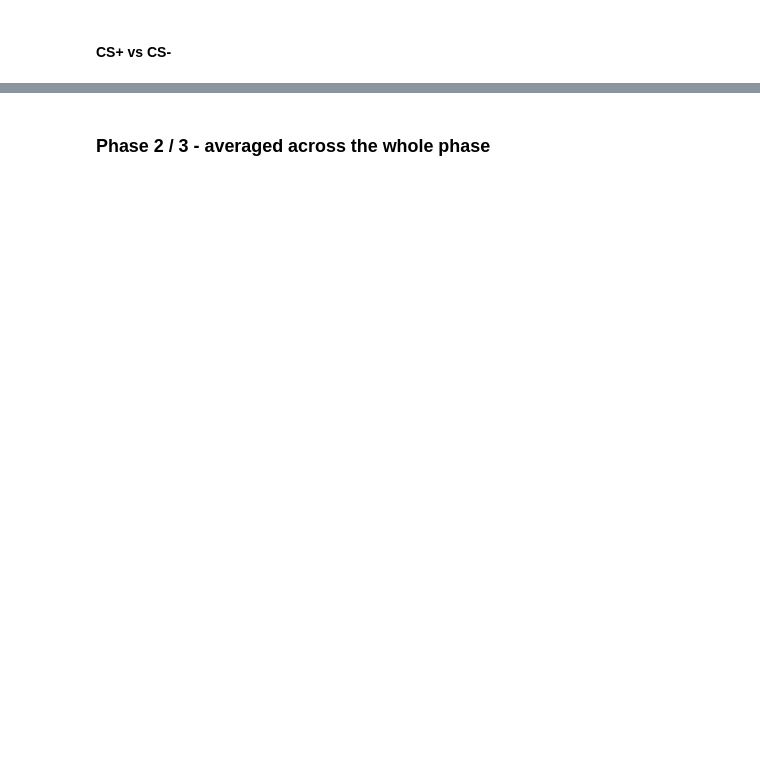
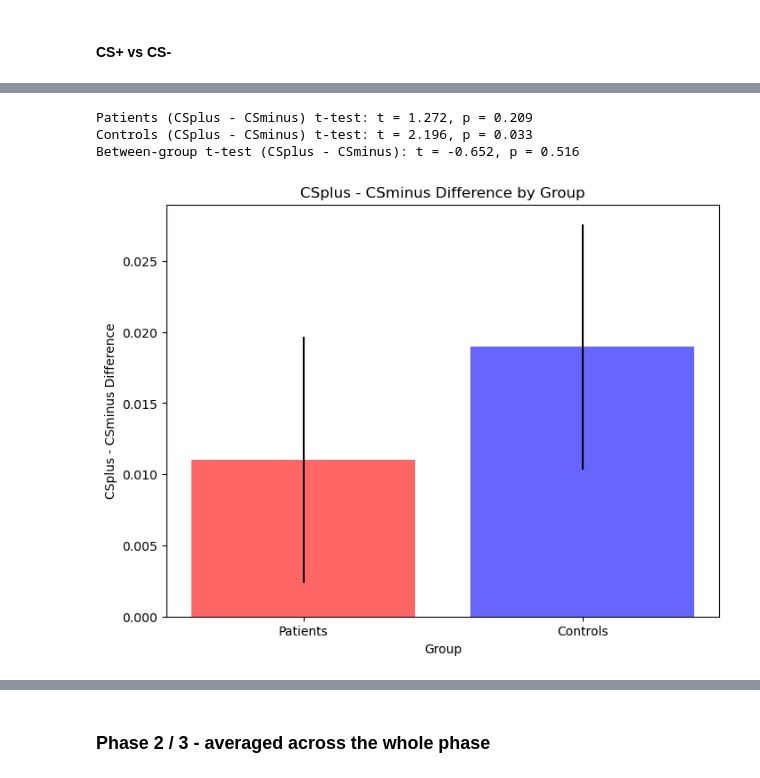
Before and after one commit to gillgrennan/narsad, a Jupyter notebook: NARSAD-scr.ipynb, the cells around one changed output, grey strips where cells are left out. Saved outputs shown, nothing was run; the diff lists cells and outputs as text; code cells hidden in the pictures; blank space fills up the shorter version.

```diff
--- a/NARSAD-scr.ipynb
+++ b/NARSAD-scr.ipynb
@@ -554,0 +602,75 @@ plt.show()
+# %%
+import pandas as pd
+import numpy as np
+import matplotlib.pyplot as plt
+import seaborn as sns
+from scipy import stats
+
+# Assuming 'dat' is a list of dictionaries created in the first code, convert it to a DataFrame
+dat_df = pd.DataFrame(dat)
+
+# Load the drug assignment and gender data
+drug_order = pd.read_excel('drug_order.xlsx', sheet_name='drug_order')
+
+# Merge 'dat_df' with 'drug_order' based on subject ID
+merged_data = pd.merge(dat_df, drug_order, left_on='subID', right_on='subID', how='inner')
+
+# Prepare columns for the analysis
+merged_data['patient_group'] = np.where(merged_data['subID'].str.startswith('N1'), 'patient', 'control')
+
+# Calculate the mean of CSR and CSS for each subject to create CS+
+merged_data['CS_plus'] = merged_data[['meanCSR1', 'meanCSS1']].mean(axis=1)
+
+# Calculate CSplus - CSminus for each participant
+merged_data['CS_diff'] = merged_data['CS_plus'] - merged_data['meanCSminus1']
+
+# Separate data for each group
+patient_data = merged_data[merged_data['patient_group'] == 'patient']['CS_diff']
+control_data = merged_data[merged_data['patient_group'] == 'control']['CS_diff']
+
+# Plot the CSplus - CSminus difference for each group
+plt.figure(figsize=(8, 6))
+
+# Define bar positions and colors
+positions = [0, 1]
+colors = ['red', 'blue']
+
+# Plot bars
+plt.bar(positions[0], patient_data.mean(), yerr=stats.sem(patient_data), color=colors[0],alpha=0.6, label='Patients')
+plt.bar(positions[1], control_data.mean(), yerr=stats.sem(control_data), color=colors[1],alpha=0.6, label='Controls')
+
+# Add t-test results to the plot
+# One-sample t-tests for each group
+t_patient, p_patient = stats.ttest_1samp(patient_data, 0)
+t_control, p_control = stats.ttest_1samp(control_data, 0)
+
+# Independent t-test between groups
+t_between, p_between = stats.ttest_ind(patient_data, control_data, equal_var=False)
+
+# Print t-test results
+print(f"Patients (CSplus - CSminus) t-test: t = {t_patient:.3f}, p = {p_patient:.3f}")
+print(f"Controls (CSplus - CSminus) t-test: t = {t_control:.3f}, p = {p_control:.3f}")
+print(f"Between-group t-test (CSplus - CSminus): t = {t_between:.3f}, p = {p_between:.3f}")
+
+# # Annotate significance on the plot if p < 0.05
+# max_y = max(patient_data.mean(), control_data.mean()) + 0.1
+# if p_patient < 0.05:
+#     plt.text(positions[0], max_y, '*', ha='center', fontsize=14)
+# if p_control < 0.05:
+#     plt.text(positions[1], max_y, '*', ha='center', fontsize=14)
+# if p_between < 0.05:
+#     plt.plot(positions, [max_y + 0.05, max_y + 0.05], 'k-', lw=1)
+#     plt.text(sum(positions)/2, max_y + 0.06, '*', ha='center', fontsize=14)
+
+# Finalize the plot
+plt.xticks(positions, ['Patients', 'Controls'])
+plt.xlabel('Group')
+plt.ylabel('CSplus - CSminus Difference')
+plt.title('CSplus - CSminus Difference by Group')
+# plt.legend()
+plt.show()
+# %% [output]
+Patients (CSplus - CSminus) t-test: t = 1.272, p = 0.209
+Controls (CSplus - CSminus) t-test: t = 2.196, p = 0.033
+Between-group t-test (CSplus - CSminus): t = -0.652, p = 0.516
+[figure, added]
```
Also changed, not shown: parts of 47 cells of this notebook, 1 other file.
